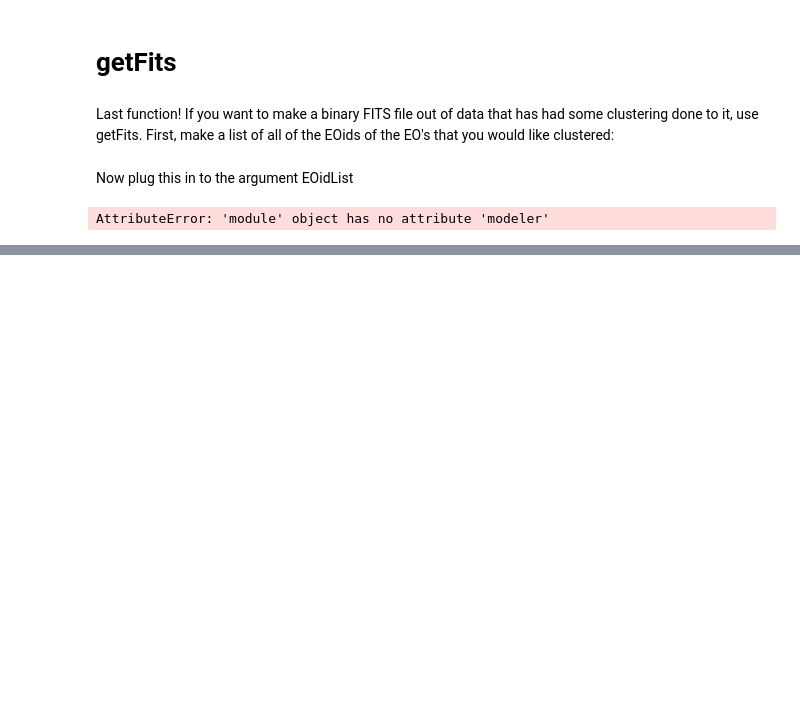
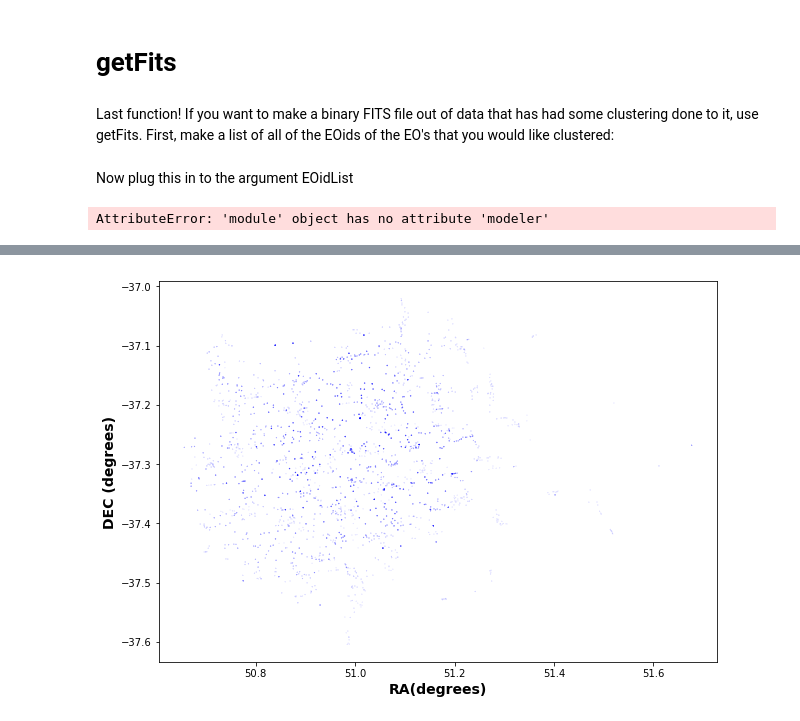
Before and after one commit to kelceydavis33/uwashchamp2019, a Jupyter notebook: fits_function_check.ipynb, the cells around one changed output, grey strips where cells are left out. Drawn from its saved outputs; the diff is of its cells as text; code cells hidden in the pictures; blank space fills up the shorter version.

```diff
--- a/fits_function_check.ipynb
+++ b/fits_function_check.ipynb
@@ -124,0 +226,9 @@ AttributeError: 'module' object has no attribute 'modeler'
+# %%
+RA = np.array(data_seek['EO_sources_RA'])
+DEC = np.array(data_seek['EO_sources_DEC'])
+I = np.array(data_seek['EO_sources_I'])
+plt.scatter(RA[:, 1][0], DEC[:, 1][0], s = I[:, 1][0], marker = '.', color = 'b' )
+plt.xlabel('RA(degrees)')
+plt.ylabel('DEC (degrees)');
+# %% [output]
+[figure, added]
```
Also changed, not shown: parts of 21 cells of this notebook.
